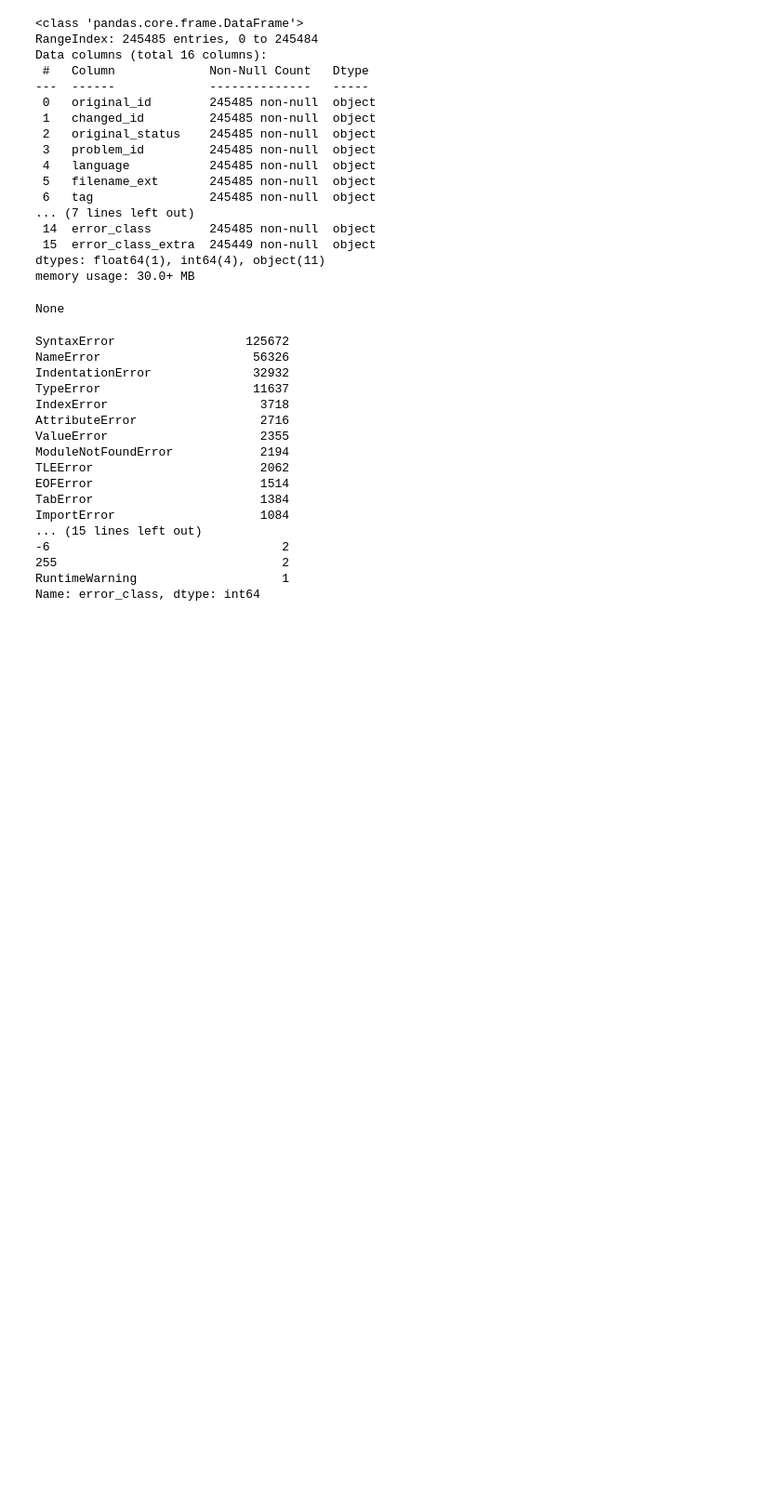
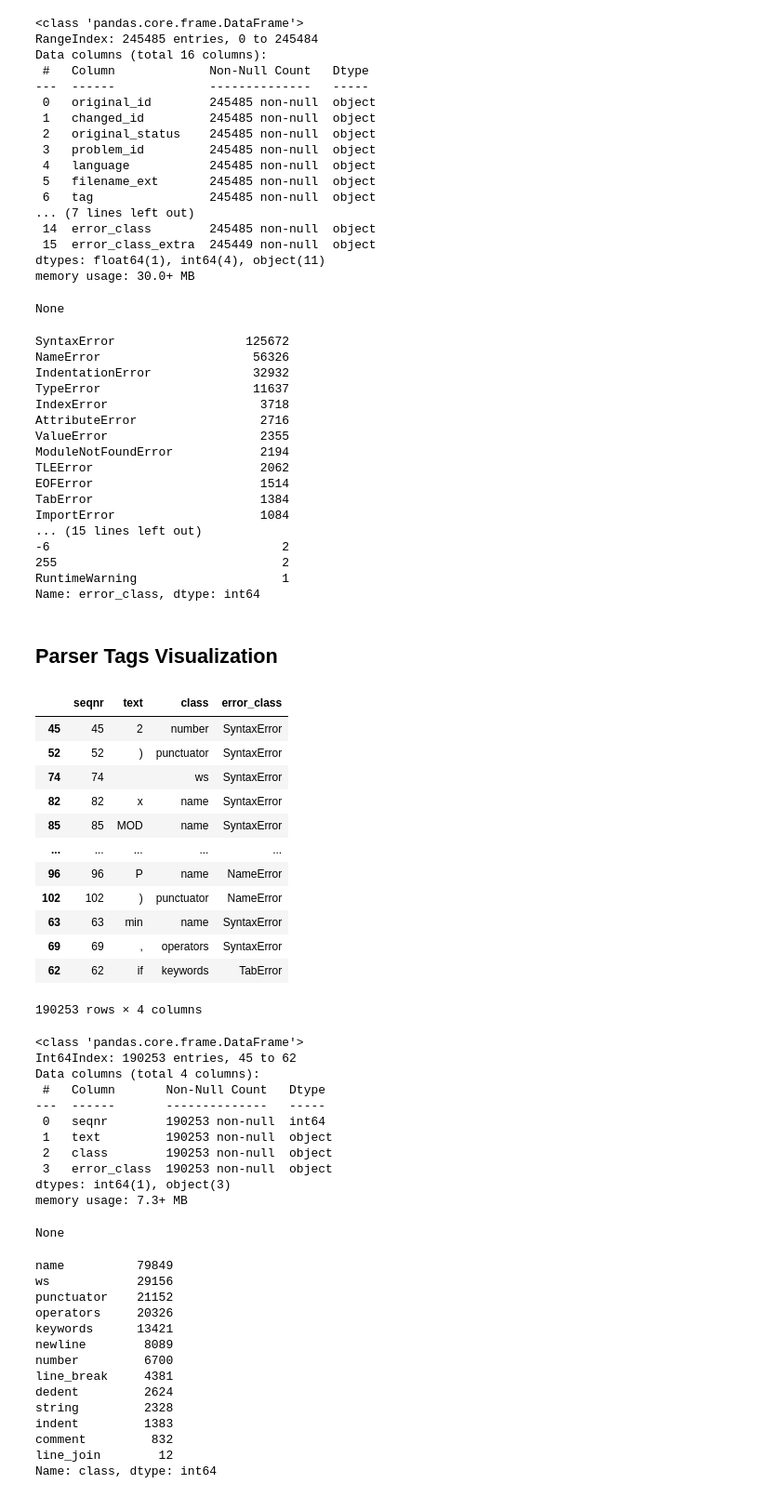
Before and after one commit to alexjercan/bug-detection, a Jupyter notebook: DataExploration.ipynb, the cells around one changed output. Shown at 93% size. Saved outputs shown, nothing was run; the diff lists cells and outputs as text; code cells hidden in the pictures; blank space fills up the shorter version.

Commit message:
wip: visual

```diff
--- a/DataExploration.ipynb
+++ b/DataExploration.ipynb
@@ -267,3 +270,59 @@ ImportError                    1084
 255                               2
 RuntimeWarning                    1
 Name: error_class, dtype: int64
+# %% [markdown]
+## Parser Tags Visualization
+# %%
+a = codenet.add_parser_tags_v2()
+with open(codenet.parser_tags_v2_path, "wb") as f:
+    pickle.dump(a, f)
+# %%
+with open(codenet.parser_tags_v2_path, 'rb') as f:
+    X = pickle.load(f)
+# %%
+parser_df = pd.concat([x.head(1) for x in X])
+
+display(parser_df)
+display(parser_df.info())
+
+parser_df['class'].value_counts()
+# %% [output]
+|  | seqnr | text | class | error_class |
+| 45 | 45 | 2 | number | SyntaxError |
+| 52 | 52 | ) | punctuator | SyntaxError |
+| 74 | 74 |  | ws | SyntaxError |
+| 82 | 82 | x | name | SyntaxError |
+| 85 | 85 | MOD | name | SyntaxError |
+| ... | ... | ... | ... | ... |
+| 96 | 96 | P | name | NameError |
+| 102 | 102 | ) | punctuator | NameError |
+| 63 | 63 | min | name | SyntaxError |
+| 69 | 69 | , | operators | SyntaxError |
+| 62 | 62 | if | keywords | TabError |
+190253 rows × 4 columns
+<class 'pandas.core.frame.DataFrame'>
+Int64Index: 190253 entries, 45 to 62
+Data columns (total 4 columns):
+ #   Column       Non-Null Count   Dtype
+---  ------       --------------   -----
+ 0   seqnr        190253 non-null  int64
+ 1   text         190253 non-null  object
+ 2   class        190253 non-null  object
+ 3   error_class  190253 non-null  object
+dtypes: int64(1), object(3)
+memory usage: 7.3+ MB
+None
+name          79849
+ws            29156
+punctuator    21152
+operators     20326
+keywords      13421
+newline        8089
+number         6700
+line_break     4381
+dedent         2624
+string         2328
+indent         1383
+comment         832
+line_join        12
+Name: class, dtype: int64
```
Also changed, not shown: parts of 11 cells of this notebook, 3 other files.
